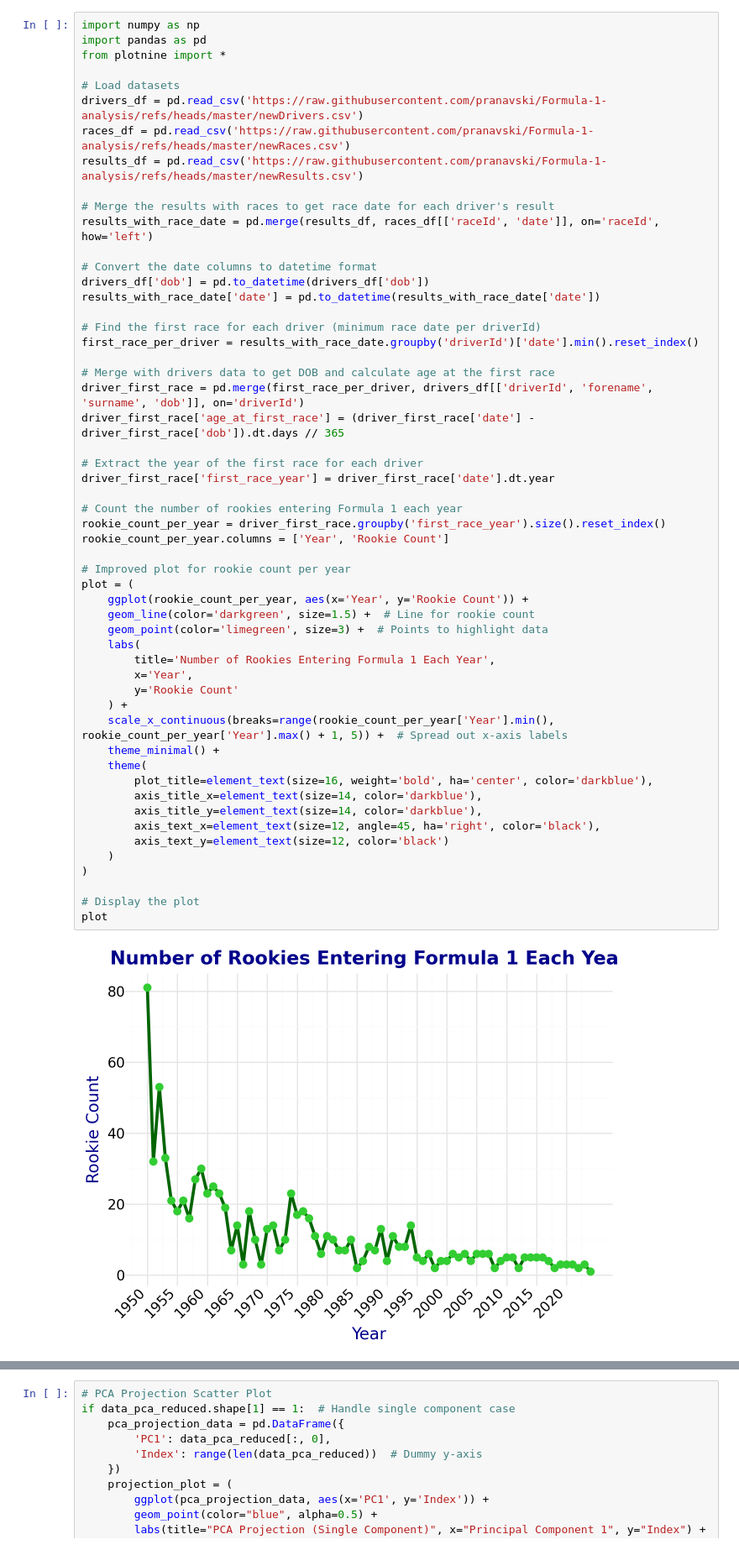
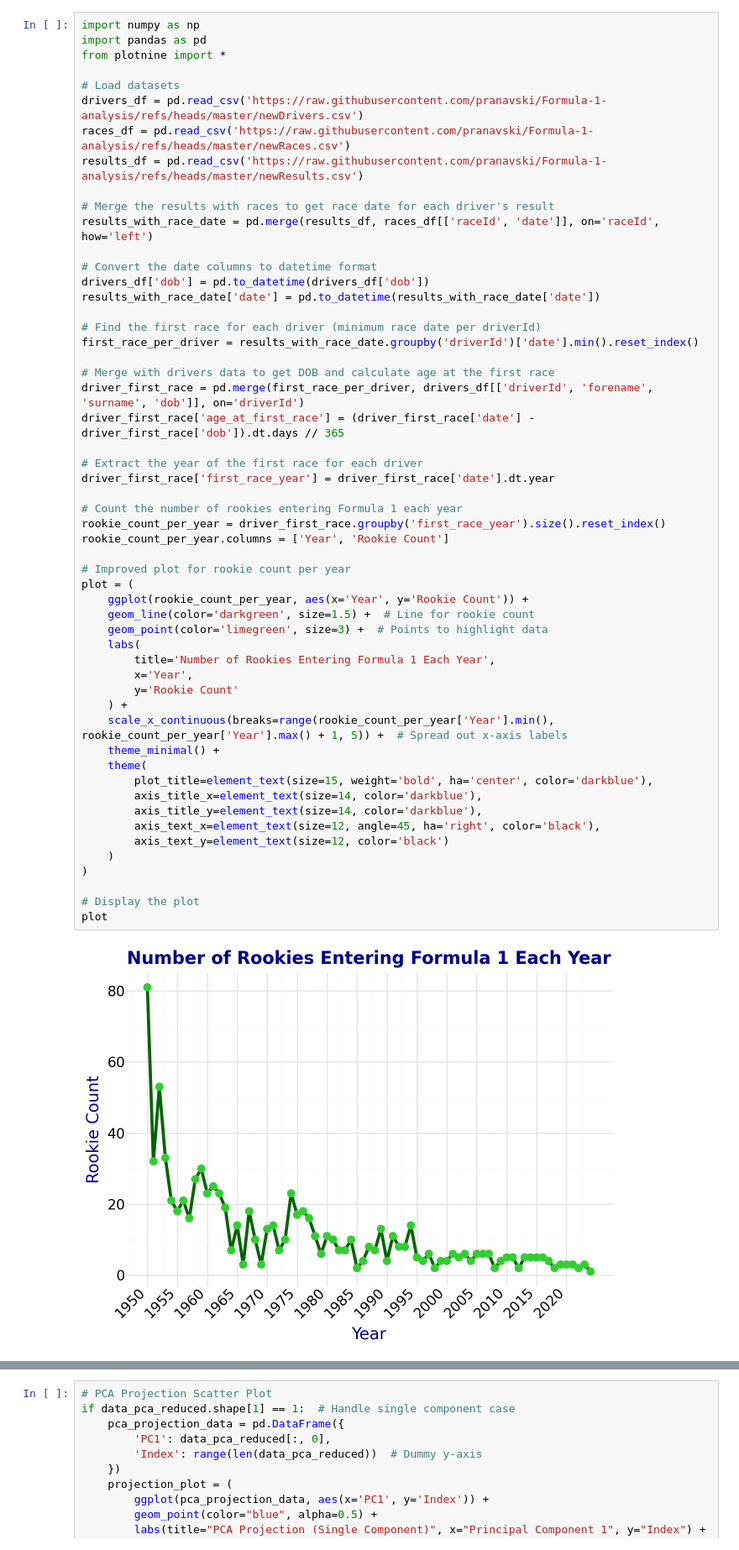
Before and after one commit to pranavski/Formula-1-analysis, a Jupyter notebook: Final_Analysis.ipynb, the cells around one changed output, grey strips where cells are left out. Shown: that part at 84% size. Saved outputs shown, nothing was run; the diff lists cells and outputs as text.

Commit message:
changed formatting and added new plots

```diff
--- a/Final_Analysis.ipynb
+++ b/Final_Analysis.ipynb
@@ -27,35 +27,35 @@ driver_first_race['age_at_first_race'] = (driver_first_race['date'] - driver_fir
 # Extract the year of the first race for each driver
 driver_first_race['first_race_year'] = driver_first_race['date'].dt.year
 
 # Count the number of rookies entering Formula 1 each year
 rookie_count_per_year = driver_first_race.groupby('first_race_year').size().reset_index()
 rookie_count_per_year.columns = ['Year', 'Rookie Count']
 
 # Improved plot for rookie count per year
 plot = (
     ggplot(rookie_count_per_year, aes(x='Year', y='Rookie Count')) +
     geom_line(color='darkgreen', size=1.5) +  # Line for rookie count
     geom_point(color='limegreen', size=3) +  # Points to highlight data
     labs(
         title='Number of Rookies Entering Formula 1 Each Year',
         x='Year',
         y='Rookie Count'
     ) +
     scale_x_continuous(breaks=range(rookie_count_per_year['Year'].min(), rookie_count_per_year['Year'].max() + 1, 5)) +  # Spread out x-axis labels
     theme_minimal() +
     theme(
-        plot_title=element_text(size=16, weight='bold', ha='center', color='darkblue'),
+        plot_title=element_text(size=15, weight='bold', ha='center', color='darkblue'),
         axis_title_x=element_text(size=14, color='darkblue'),
         axis_title_y=element_text(size=14, color='darkblue'),
         axis_text_x=element_text(size=12, angle=45, ha='right', color='black'),
         axis_text_y=element_text(size=12, color='black')
     )
 )
 
 # Display the plot
 plot
 # %% [output]
-[figure, old version]
+[figure, new version]
 # %%
 # Count rookies by nationality
 rookie_nationality_count = drivers_df['nationality'].value_counts().reset_index()
```
Also changed, not shown: parts of 16 cells of this notebook.
